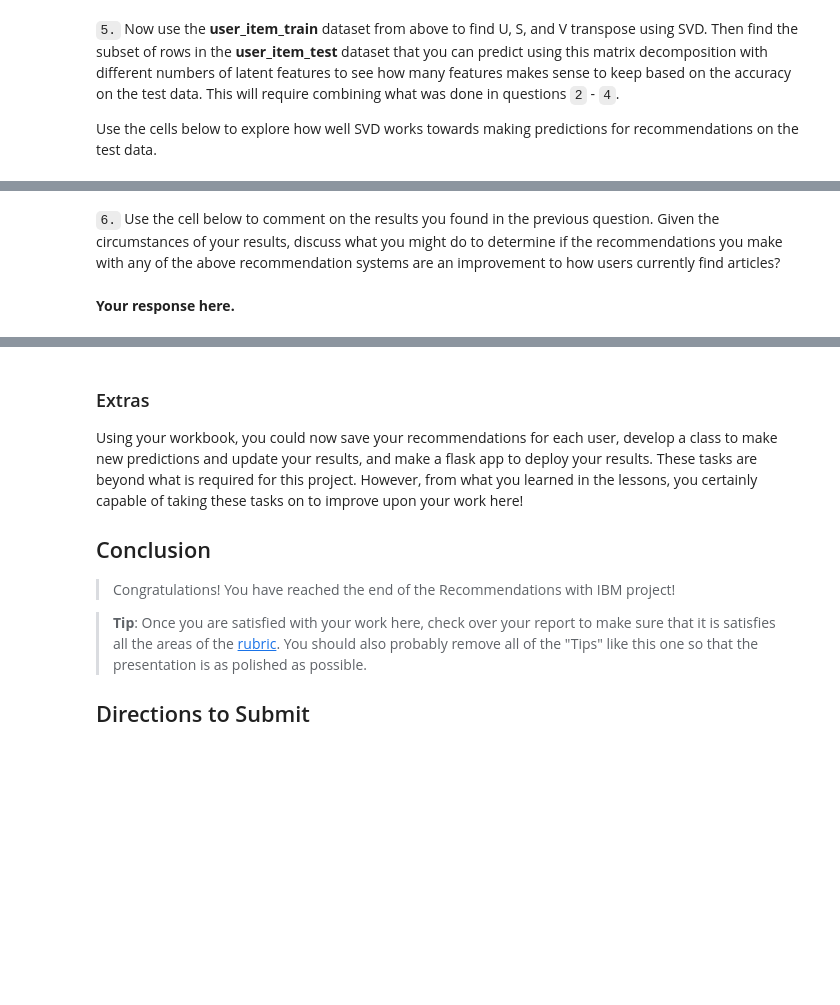
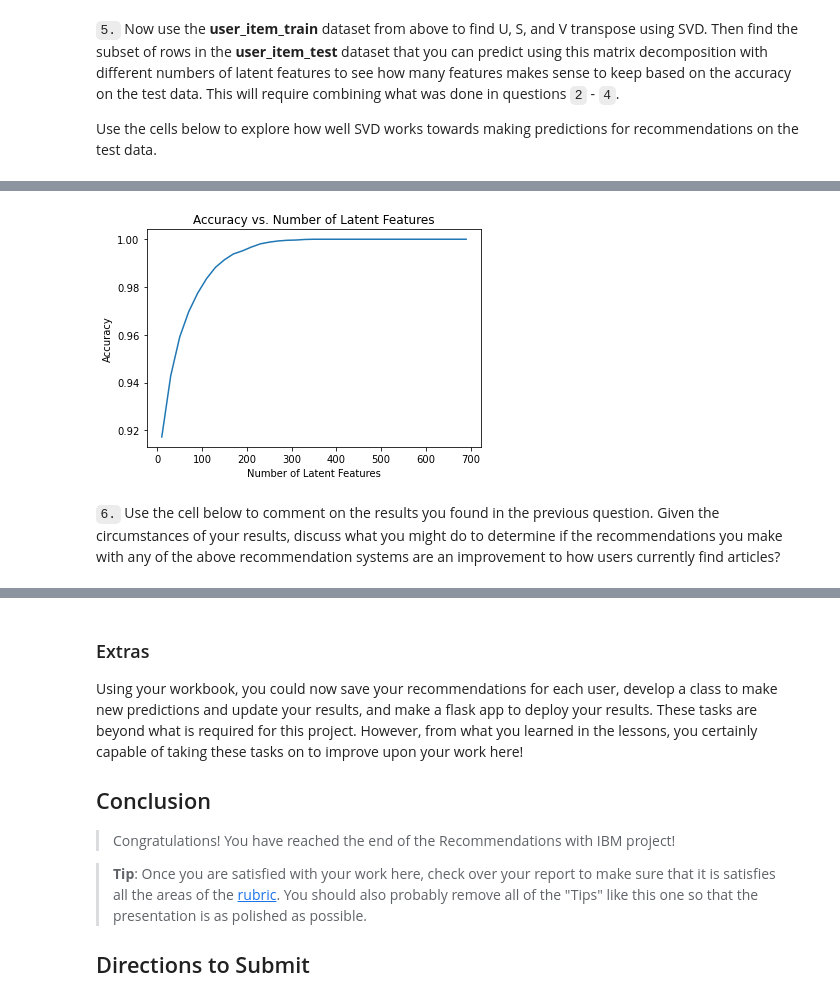
Before and after one commit to ditivaidya/Udacity-Project-III, a Jupyter notebook: Recommendations_with_IBM.ipynb, the cells around one changed output, grey strips where cells are left out. Drawn from its saved outputs; the diff is of its cells as text; code cells hidden in the pictures; blank space fills up the shorter version.

```diff
--- a/Recommendations_with_IBM.ipynb
+++ b/Recommendations_with_IBM.ipynb
@@ -762,7 +821,38 @@ u_train, s_train, vt_train = # fit svd similar to above then use the cells below
+# %%
+# fit SVD on the user_item_train matrix
+user_item_test_x = user_item_test.to_numpy()
+user_item_test_x = np.reshape(user_item_test_x, (682,574))
+
+u_test, s_test, vt_test = np.linalg.svd(user_item_test_x, full_matrices=False)
+
+# fit svd similar to above then use the cells below
+
+num_latent_feats = np.arange(10,700+10,20)
+sum_errs = []
+
+for k in num_latent_feats:
+    # restructure with k latent features
+    s_new, u_new, vt_new = np.diag(s_test[:k]), u_test[:, :k], vt_test[:k, :]
+
+    # take dot product
+    user_item_est = np.around(np.dot(np.dot(u_new, s_new), vt_new))
+
+    # compute error for each prediction to actual value
+    diffs = np.subtract(user_item_test, user_item_est)
+
+    # total errors and keep track of them
+    err = np.sum(np.sum(np.abs(diffs)))
+    sum_errs.append(err)
+
+
+plt.plot(num_latent_feats, 1 - np.array(sum_errs)/df.shape[0]);
+plt.xlabel('Number of Latent Features');
+plt.ylabel('Accuracy');
+plt.title('Accuracy vs. Number of Latent Features');
+# %% [output]
+[figure, added]
 # %%
 # Use these cells to see how well you can use the training
 # decomposition to predict on test data
 # %% [markdown]
 `6.` Use the cell below to comment on the results you found in the previous question. Given the circumstances of your results, discuss what you might do to determine if the recommendations you make with any of the above recommendation systems are an improvement to how users currently find articles?
-# %% [markdown]
-**Your response here.**
```
Also changed, not shown: parts of 9 cells of this notebook.
